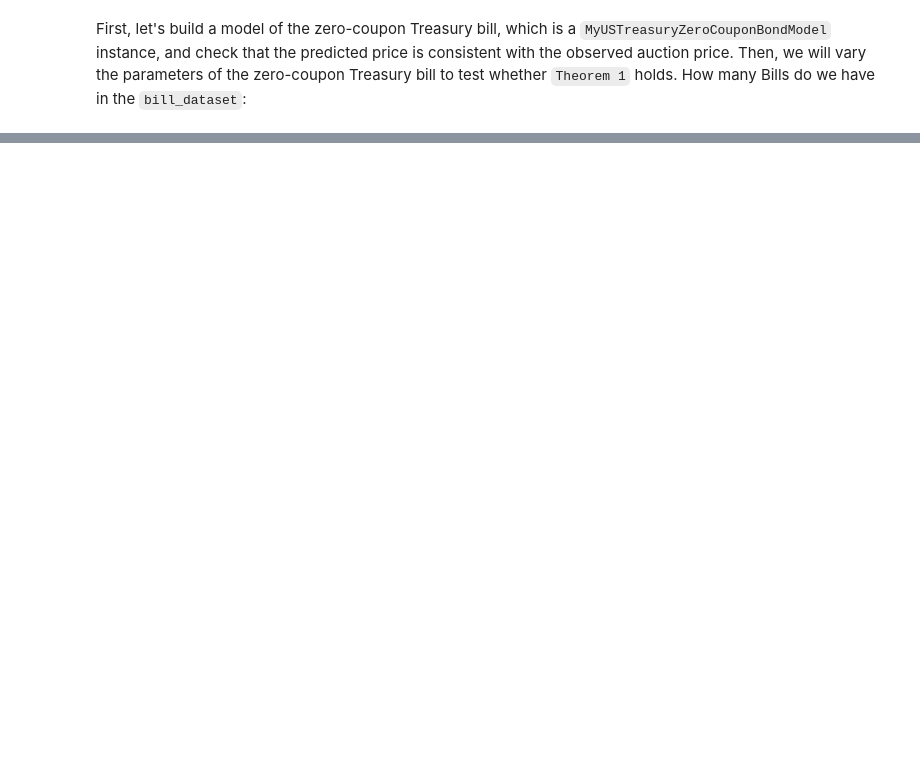
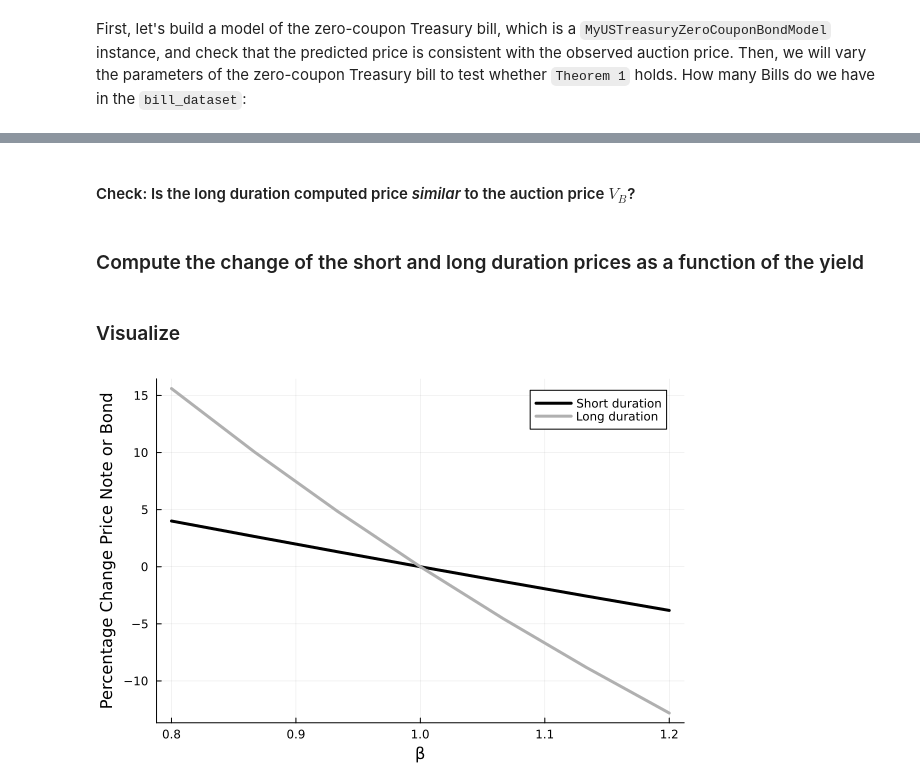
Before and after one commit to varnerlab/CHEME-5660-Labs-F23, a Jupyter notebook: CHEME-5660-L5b-FixedIncomeRisk.ipynb, the cells around one changed output, grey strips where cells are left out. Cells and saved outputs as stored; diff of their text form; code cells hidden in the pictures; blank space fills up the shorter version.

```diff
--- a/CHEME-5660-L5b-FixedIncomeRisk.ipynb
+++ b/CHEME-5660-L5b-FixedIncomeRisk.ipynb
@@ -55,0 +204,2 @@ random_bill_index = 10; # 1 -> number_of_bills
+# %% [markdown]
+#### Check: Is the long duration computed price _similar_ to the auction price $V_{B}$?
@@ -55,0 +210,26 @@ random_bill_index = 10; # 1 -> number_of_bills
+# %% [markdown]
+### Compute the change of the short and long duration prices as a function of the yield
+# %%
+theorem_2_simulation_array = Array{Float64,2}(undef, number_of_samples, 3);
+for i ∈ eachindex(β)
+
+    β_value = β[i];
+    short_duration_model.rate = β_value*(notes_bonds_dataset[short_duration_index, Symbol("High Yield")]);
+    long_duration_model.rate = β_value*(notes_bonds_dataset[long_duration_index, Symbol("High Yield")]);
+
+    new_short_duration_price = short_duration_model |> discount_model |> x-> x.price
+    new_long_duration_price = long_duration_model |> discount_model |> x-> x.price
+
+    theorem_2_simulation_array[i,1] = β_value
+    theorem_2_simulation_array[i,2] = ((new_short_duration_price - computed_short_duration_price)/computed_short_duration_price)*100
+    theorem_2_simulation_array[i,3] = ((new_long_duration_price - computed_long_duration_price)/computed_long_duration_price)*100
+end
+# %% [markdown]
+### Visualize
+# %%
+plot(theorem_2_simulation_array[:,1], theorem_2_simulation_array[:,2], label="Short duration", lw=3, c=:black,
+        xlabel="β", ylabel="Percentage Change Price Note or Bond")
+plot!(theorem_2_simulation_array[:,1], theorem_2_simulation_array[:,3], label="Long duration", lw=3, c=:gray69,
+        xlabel="β", ylabel="Percentage Change Price Note or Bond")
+# %% [output]
+[figure, added]
```
Also changed, not shown: parts of 33 cells of this notebook.
